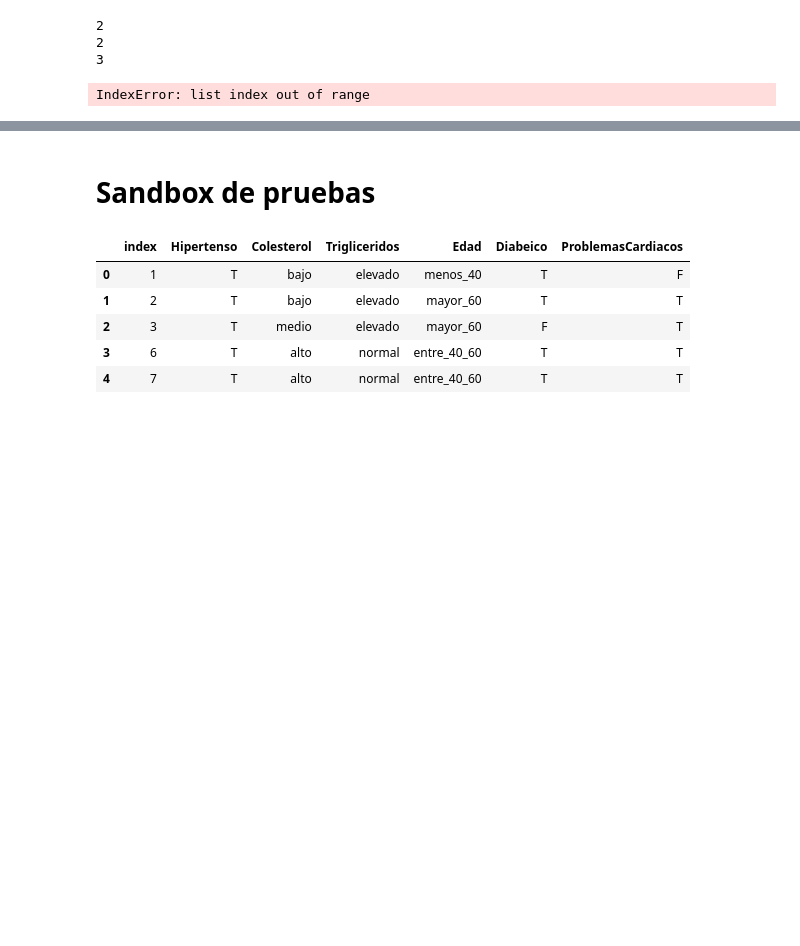
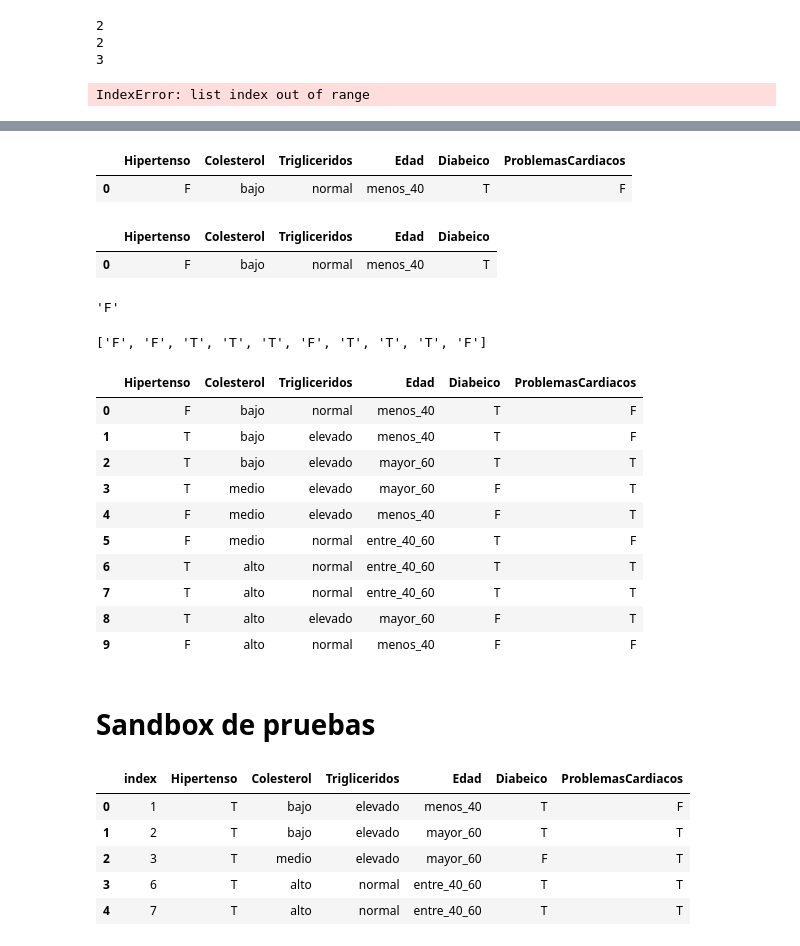
Before and after one commit to AlejandroFNadal/ia_decision_trees, a Jupyter notebook: Getting started.ipynb, the cells around one changed output, grey strips where cells are left out. Drawn from its saved outputs; the diff is of its cells as text; code cells hidden in the pictures; blank space fills up the shorter version.

Commit message:
adding predict method

```diff
--- a/Getting started.ipynb
+++ b/Getting started.ipynb
@@ -306,3 +335,37 @@ graph
+# %%
+pos = 0
+df.loc[pos:pos]
+# %% [output]
+|  | Hipertenso | Colesterol | Trigliceridos | Edad | Diabeico | ProblemasCardiacos |
+| 0 | F | bajo | normal | menos_40 | T | F |
+# %%
+test = df.loc[pos:pos][['Hipertenso','Colesterol','Trigliceridos','Edad','Diabeico']]
+test
+# %% [output]
+|  | Hipertenso | Colesterol | Trigliceridos | Edad | Diabeico |
+| 0 | F | bajo | normal | menos_40 | T |
+# %%
+predict(test,root_node)
+# %% [output]
+'F'
+# %%
+predict_cases(df,root_node)
+# %% [output]
+['F', 'F', 'T', 'T', 'T', 'F', 'T', 'T', 'T', 'F']
+# %%
+df.head(10)
+# %% [output]
+|  | Hipertenso | Colesterol | Trigliceridos | Edad | Diabeico | ProblemasCardiacos |
+| 0 | F | bajo | normal | menos_40 | T | F |
+| 1 | T | bajo | elevado | menos_40 | T | F |
+| 2 | T | bajo | elevado | mayor_60 | T | T |
+| 3 | T | medio | elevado | mayor_60 | F | T |
+| 4 | F | medio | elevado | menos_40 | F | T |
+| 5 | F | medio | normal | entre_40_60 | T | F |
+| 6 | T | alto | normal | entre_40_60 | T | T |
+| 7 | T | alto | normal | entre_40_60 | T | T |
+| 8 | T | alto | elevado | mayor_60 | F | T |
+| 9 | F | alto | normal | menos_40 | F | F |
 # %% [markdown]
 # Sandbox de pruebas
 # %%
```
Also changed, not shown: parts of 16 cells of this notebook.
